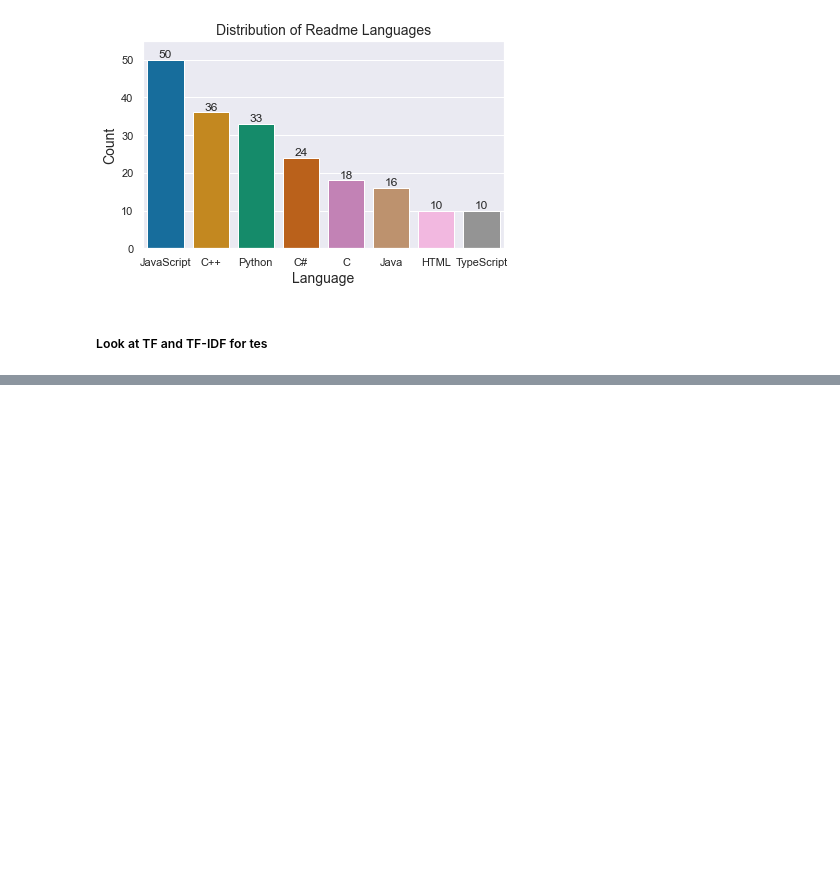
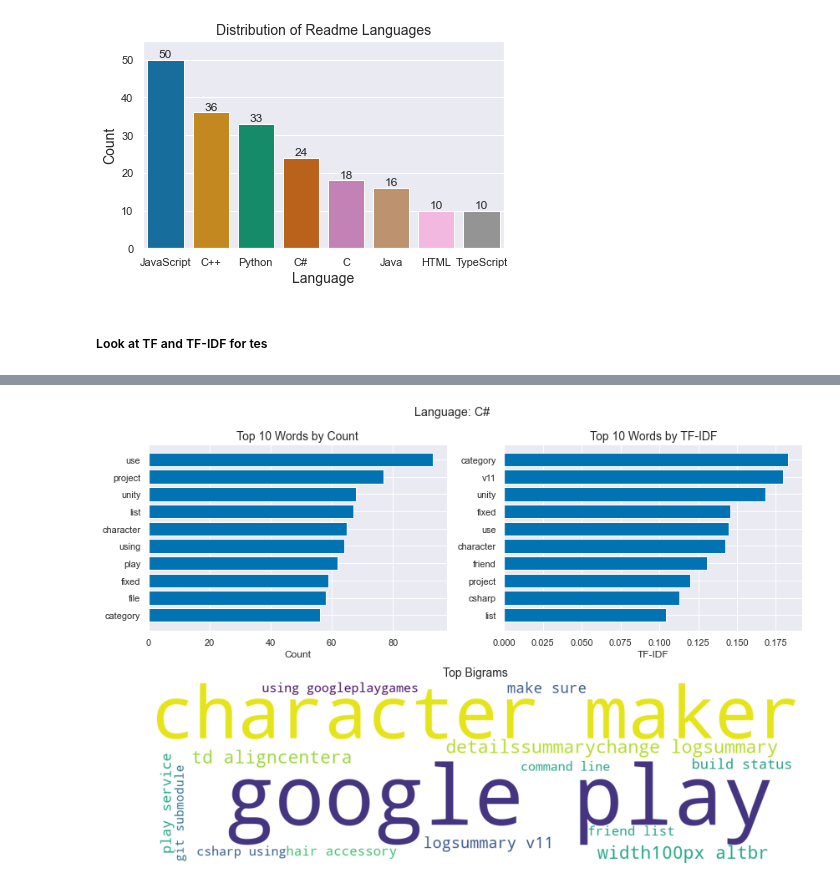
Before and after one commit to paige-arsene-cayt-nlp-project/games-nlp, a Jupyter notebook: Cayt_workspace/explore_workbook.ipynb, the cells around one changed output, grey strips where cells are left out. Saved outputs shown, nothing was run; the diff lists cells and outputs as text; code cells hidden in the pictures; blank space fills up the shorter version.

```diff
--- a/Cayt_workspace/explore_workbook.ipynb
+++ b/Cayt_workspace/explore_workbook.ipynb
@@ -223,0 +266,45 @@ plt.tight_layout()
+# %%
+#Create a function that takes a language, train and tfidf_df:
+# plots the top 10 words, top 10 tf-idf words and a bigram word cloud
+langs = ['Python','C#','JavaScript']
+
+lang = 'C#'
+#get top 10 tf-idf
+top10 = tr_tfidf.sort_values(by=lang,axis=1,ascending=False).loc[lang,:].head(10)
+#get top 10 words
+txt = ' '.join(tr[tr.language == lang].content)
+freq = pd.Series(str(txt).split()).value_counts().head(10)
+
+#get bigrams
+bigrams = pd.Series(nltk.ngrams(txt.split(), 2)).value_counts().head(15)
+
+#
+plt.figure(figsize=(12,8))
+plt.suptitle(f'Language: {lang}')
+
+#First plot - Top Left - top 10 words
+plt.subplot(2,2,1)
+plt.barh(y=freq.index,width=freq);
+plt.title(f'Top 10 Words by Count',size=14);
+plt.xlabel(f'Count');
+plt.gca().invert_yaxis();
+
+#Second plot - Top Right - top 10 tf-idf words
+plt.subplot(2,2,2)
+plt.barh(y=top10.index,width=top10);
+plt.title(f'Top 10 Words by TF-IDF',size=14);
+plt.xlabel(f'TF-IDF');
+plt.gca().invert_yaxis();
+
+
+#Third plot - Bottom - Bigram word cloud
+plt.subplot(2,2,(3,4))
+data = {k[0] + ' ' + k[1]: v for k, v in bigrams.to_dict().items()}
+bigramc = WordCloud(background_color='white', width=1400, height=400).generate_from_frequencies(data)
+plt.imshow(bigramc)
+plt.title('Top Bigrams',size=14)
+plt.axis('off')
+
+plt.tight_layout()
+# %% [output]
+[figure, added]
```
Also changed, not shown: parts of 11 cells of this notebook, 2 other files.
